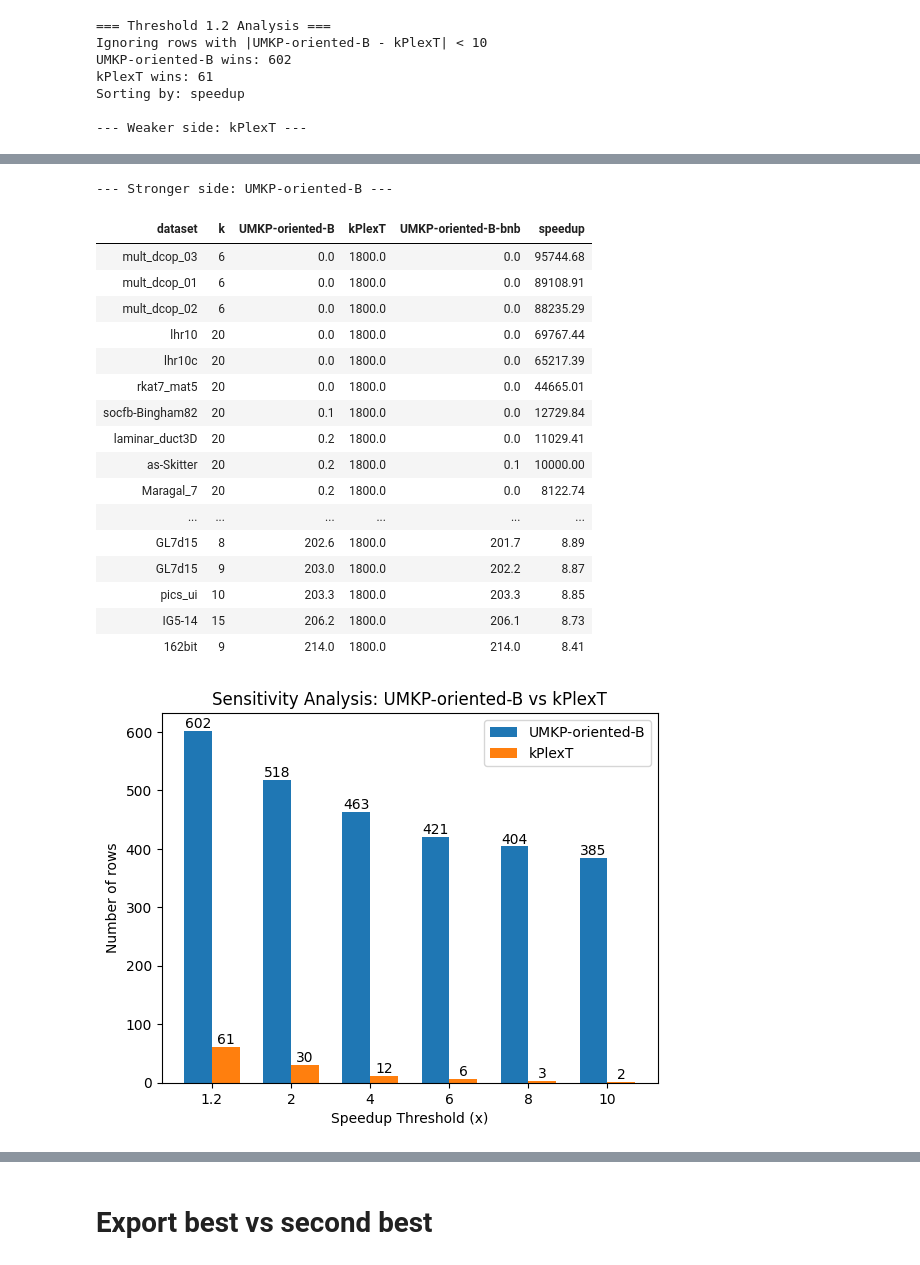
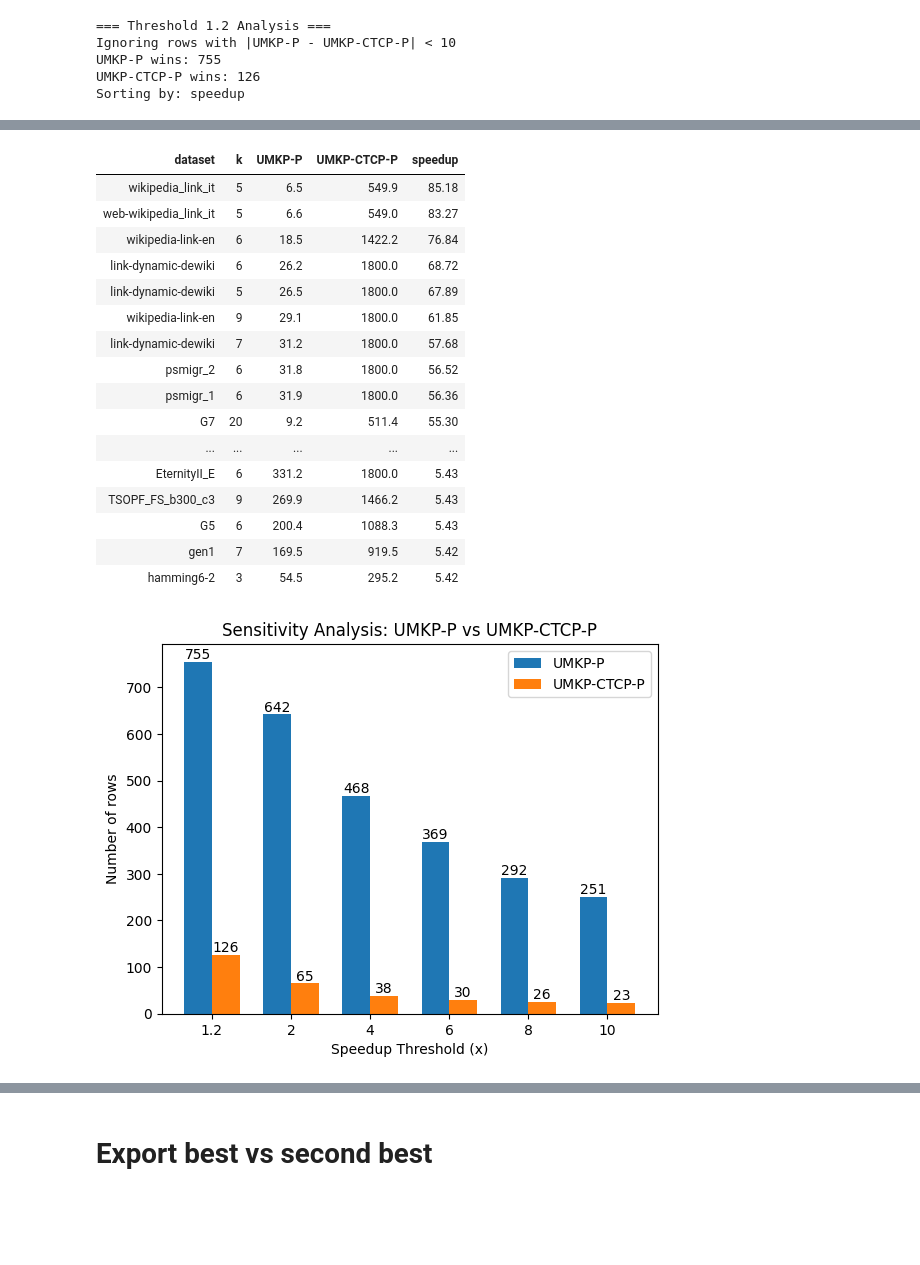
Before and after one commit to akhlaqueak/kplex-ML, a Jupyter notebook: notebooks/entire-data-algos.ipynb, the cells around one changed output, grey strips where cells are left out. Drawn from its saved outputs; the diff is of its cells as text; code cells hidden in the pictures; blank space fills up the shorter version.

```diff
--- a/notebooks/entire-data-algos.ipynb
+++ b/notebooks/entire-data-algos.ipynb
@@ -26,14 +26,21 @@ def clean_dataframe(df):
     return df.apply(convert_col)
 from IPython.display import display, HTML
 pd.options.display.float_format = "{:.1f}".format
+pd.set_option("display.max_colwidth", None)
 def display_scroll(df, height="400px"):
+    html = df.to_html(index=False, escape=False)
     display(HTML(f"""
     <div style="max-height:{height}; overflow:auto; border:1px solid #ccc; padding:5px;">
-        {df.to_html(index=False)}
+        <style>
+            table.dataframe td, table.dataframe th {{
+                white-space: nowrap;
+            }}
+        </style>
+        {html}
     </div>
     """))
 file_path = "results-filtered.xlsx"
-df = pd.read_excel(file_path, sheet_name="all")
+df = pd.read_excel(file_path, sheet_name="all-new")
 # df = pd.read_excel(file_path, sheet_name="all-updated")
 df = df.rename(columns=lambda c: c.replace("-total", ""))
 df = clean_dataframe(df)
@@ -237,7 +487,6 @@ def compare_speedups(df, col_a, col_b,
                      thresholds=[1.2, 2, 4, 6, 8, 10],
                      min_time_threshold=1.0,
                      min_abs_diff=10.0,
-                     max_len=25,
                      sort_by="speedup"):
 
     import matplotlib.pyplot as plt
@@ -286,14 +535,12 @@ def compare_speedups(df, col_a, col_b,
             speedup_series = df_in["speedup_b"].map(lambda x: f"{x:.2f}")
 
         return df_in.assign(
-            dataset=df_in["dataset"].apply(
-                lambda x: (str(x)[:max_len] + "...") if len(str(x)) > max_len else str(x)
-            ),
+            dataset=df_in["dataset"].astype(str),
             speedup=speedup_series
         )[[
             "dataset", "k",
             col_a, col_b,
-            f"{col_a}-bnb",
+            # f"{col_a}-bnb",
             # "UMKP+-oriented-S", "UMKP+-oriented-R", "UMKP+-oriented-P",
             "speedup"
         ]]
@@ -330,10 +577,10 @@ def compare_speedups(df, col_a, col_b,
             stronger_df = sort_df(a_wins, "A")
             weaker_name, stronger_name = col_b, col_a
 
-            print(f"\n--- Weaker side: {weaker_name} ---")
+            # print(f"\n--- Weaker side: {weaker_name} ---")
             display_scroll(format_df(weaker_df, "B"))
 
-            print(f"\n--- Stronger side: {stronger_name} ---")
+            # print(f"\n--- Stronger side: {stronger_name} ---")
             display_scroll(format_df(stronger_df, "A"))
 
     a_counts = [(df_filtered["speedup_a"] >= t).sum() for t in thresholds]
@@ -370,7 +617,9 @@ def compare_speedups(df, col_a, col_b,
 
 # compare_speedups(df, "UMKP-S", "DiseMKP", min_abs_diff=10)
 # compare_speedups(df, "UMKP-CTCP-P", "Maple",  min_abs_diff=10)
-compare_speedups(df, "UMKP-oriented-B", "kPlexT",  min_abs_diff=10)
+
+compare_speedups(df, "UMKP-P", "UMKP-CTCP-P",  min_abs_diff=10)
+# compare_speedups(df, "UMKP-oriented-B", "kPlexT",  min_abs_diff=10)
 # compare_speedups(df, "UMKP-P", "UMKP-CTCP-P",  min_abs_diff=10)
 # compare_speedups(df, "UMKP+-oriented-B", "kPlexT", min_abs_diff=10)
 # compare_speedups(df, "CTCP-KPEX", "CFCTCP-KPEX", min_abs_diff=10)
@@ -384,9 +633,7 @@ compare_speedups(df, "UMKP-oriented-B", "kPlexT",  min_abs_diff=10)
 # compare_speedups(df, "kPEX-orig", "kPEX", min_abs_diff=10)
 # %% [output]
 === Threshold 1.2 Analysis ===
-Ignoring rows with |UMKP-oriented-B - kPlexT| < 10
-UMKP-oriented-B wins: 602
-kPlexT wins: 61
+Ignoring rows with |UMKP-P - UMKP-CTCP-P| < 10
+UMKP-P wins: 755
+UMKP-CTCP-P wins: 126
 Sorting by: speedup
-
---- Weaker side: kPlexT ---
@@ -410,19 +657,18 @@ Sorting by: speedup
---- Stronger side: UMKP-oriented-B ---
-| dataset | k | UMKP-oriented-B | kPlexT | UMKP-oriented-B-bnb | speedup |
-| mult_dcop_03 | 6 | 0.0 | 1800.0 | 0.0 | 95744.68 |
-| mult_dcop_01 | 6 | 0.0 | 1800.0 | 0.0 | 89108.91 |
-| mult_dcop_02 | 6 | 0.0 | 1800.0 | 0.0 | 88235.29 |
-| lhr10 | 20 | 0.0 | 1800.0 | 0.0 | 69767.44 |
-| lhr10c | 20 | 0.0 | 1800.0 | 0.0 | 65217.39 |
-| rkat7_mat5 | 20 | 0.0 | 1800.0 | 0.0 | 44665.01 |
-| socfb-Bingham82 | 20 | 0.1 | 1800.0 | 0.0 | 12729.84 |
-| laminar_duct3D | 20 | 0.2 | 1800.0 | 0.0 | 11029.41 |
-| as-Skitter | 20 | 0.2 | 1800.0 | 0.1 | 10000.00 |
-| Maragal_7 | 20 | 0.2 | 1800.0 | 0.0 | 8122.74 |
-| ... | ... | ... | ... | ... | ... |
-| GL7d15 | 8 | 202.6 | 1800.0 | 201.7 | 8.89 |
-| GL7d15 | 9 | 203.0 | 1800.0 | 202.2 | 8.87 |
-| pics_ui | 10 | 203.3 | 1800.0 | 203.3 | 8.85 |
-| IG5-14 | 15 | 206.2 | 1800.0 | 206.1 | 8.73 |
-| 162bit | 9 | 214.0 | 1800.0 | 214.0 | 8.41 |
+| dataset | k | UMKP-P | UMKP-CTCP-P | speedup |
+| wikipedia_link_it | 5 | 6.5 | 549.9 | 85.18 |
+| web-wikipedia_link_it | 5 | 6.6 | 549.0 | 83.27 |
+| wikipedia-link-en | 6 | 18.5 | 1422.2 | 76.84 |
+| link-dynamic-dewiki | 6 | 26.2 | 1800.0 | 68.72 |
+| link-dynamic-dewiki | 5 | 26.5 | 1800.0 | 67.89 |
+| wikipedia-link-en | 9 | 29.1 | 1800.0 | 61.85 |
+| link-dynamic-dewiki | 7 | 31.2 | 1800.0 | 57.68 |
+| psmigr_2 | 6 | 31.8 | 1800.0 | 56.52 |
+| psmigr_1 | 6 | 31.9 | 1800.0 | 56.36 |
+| G7 | 20 | 9.2 | 511.4 | 55.30 |
+| ... | ... | ... | ... | ... |
+| EternityII_E | 6 | 331.2 | 1800.0 | 5.43 |
+| TSOPF_FS_b300_c3 | 9 | 269.9 | 1466.2 | 5.43 |
+| G5 | 6 | 200.4 | 1088.3 | 5.43 |
+| gen1 | 7 | 169.5 | 919.5 | 5.42 |
+| hamming6-2 | 3 | 54.5 | 295.2 | 5.42 |
-[figure, old version]
+[figure, new version]
```
Also changed, not shown: parts of 10 cells of this notebook, 35 other files.
